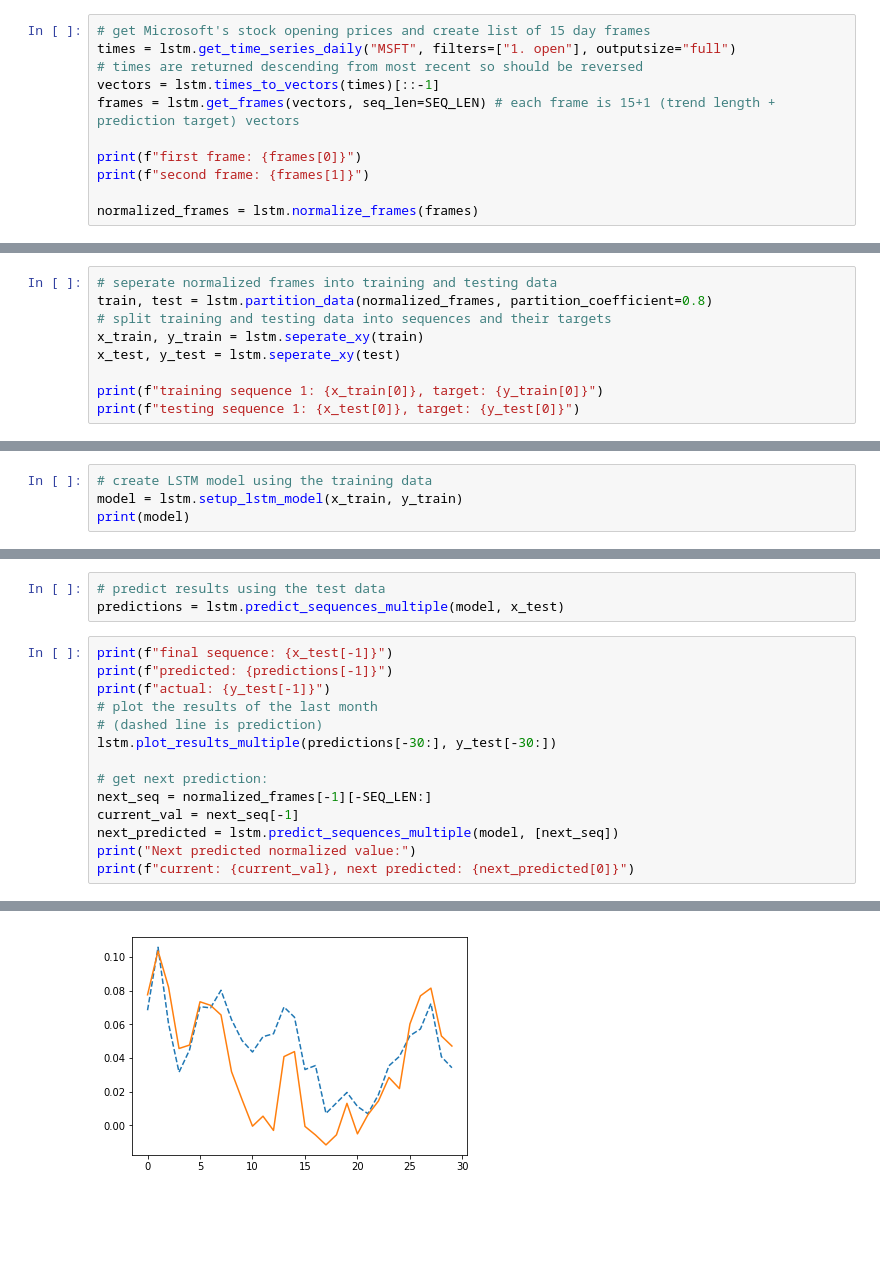
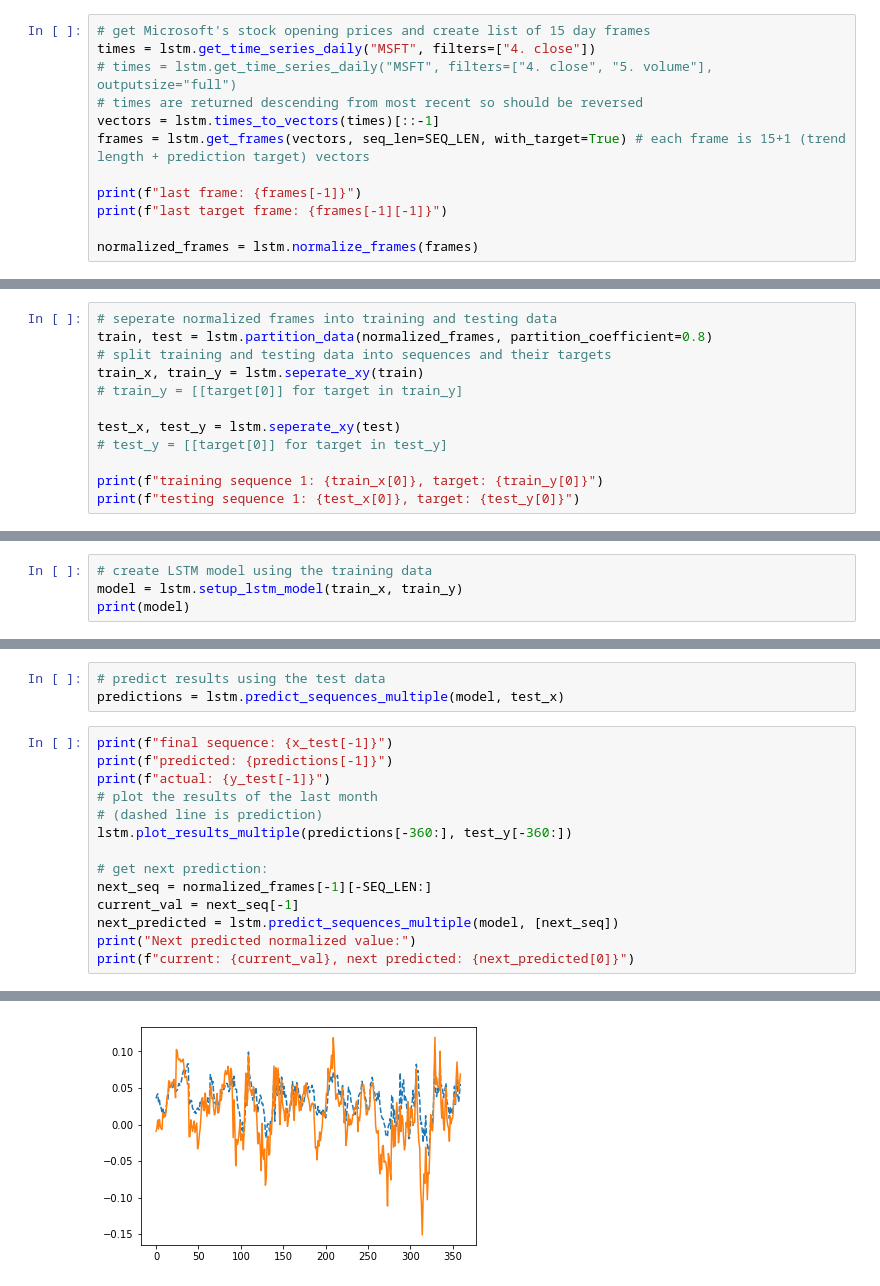
Before and after one commit to herzo175/harambe-6, a Jupyter notebook: demo.ipynb, the cells around one changed output, grey strips where cells are left out. Drawn from its saved outputs; the diff is of its cells as text; blank space fills up the shorter version.

```diff
--- a/demo.ipynb
+++ b/demo.ipynb
@@ -5,12 +7,13 @@ SEQ_LEN=15
 # %%
 # get Microsoft's stock opening prices and create list of 15 day frames
-times = lstm.get_time_series_daily("MSFT", filters=["1. open"], outputsize="full")
+times = lstm.get_time_series_daily("MSFT", filters=["4. close"])
+# times = lstm.get_time_series_daily("MSFT", filters=["4. close", "5. volume"], outputsize="full")
 # times are returned descending from most recent so should be reversed
 vectors = lstm.times_to_vectors(times)[::-1]
-frames = lstm.get_frames(vectors, seq_len=SEQ_LEN) # each frame is 15+1 (trend length + prediction target) vectors
+frames = lstm.get_frames(vectors, seq_len=SEQ_LEN, with_target=True) # each frame is 15+1 (trend length + prediction target) vectors
 
-print(f"first frame: {frames[0]}")
-print(f"second frame: {frames[1]}")
+print(f"last frame: {frames[-1]}")
+print(f"last target frame: {frames[-1][-1]}")
 
 normalized_frames = lstm.normalize_frames(frames)
 # %% [output]
@@ -20,9 +23,12 @@ second frame: [['131.2500'], ['129.7500'], ['129.8800'], ['128.6300'], ['130.060
 # seperate normalized frames into training and testing data
 train, test = lstm.partition_data(normalized_frames, partition_coefficient=0.8)
 # split training and testing data into sequences and their targets
-x_train, y_train = lstm.seperate_xy(train)
-x_test, y_test = lstm.seperate_xy(test)
+train_x, train_y = lstm.seperate_xy(train)
+# train_y = [[target[0]] for target in train_y]
 
-print(f"training sequence 1: {x_train[0]}, target: {y_train[0]}")
-print(f"testing sequence 1: {x_test[0]}, target: {y_test[0]}")
+test_x, test_y = lstm.seperate_xy(test)
+# test_y = [[target[0]] for target in test_y]
+
+print(f"training sequence 1: {train_x[0]}, target: {train_y[0]}")
+print(f"testing sequence 1: {test_x[0]}, target: {test_y[0]}")
 # %% [output]
@@ -31,5 +37,5 @@ testing sequence 1: [[0.0], [-0.00663449939686378], [-0.012263771612384344], [-0
 # %%
 # create LSTM model using the training data
-model = lstm.setup_lstm_model(x_train, y_train)
+model = lstm.setup_lstm_model(train_x, train_y)
 print(model)
 # %% [output]
@@ -40,14 +46,14 @@ Epoch 1/1
 <keras.engine.sequential.Sequential object at 0x...>
 # %%
 # predict results using the test data
-predictions = lstm.predict_sequences_multiple(model, x_test)
+predictions = lstm.predict_sequences_multiple(model, test_x)
 # %%
 print(f"final sequence: {x_test[-1]}")
 print(f"predicted: {predictions[-1]}")
 print(f"actual: {y_test[-1]}")
 # plot the results of the last month
 # (dashed line is prediction)
-lstm.plot_results_multiple(predictions[-30:], y_test[-30:])
+lstm.plot_results_multiple(predictions[-360:], test_y[-360:])
 
 # get next prediction:
 next_seq = normalized_frames[-1][-SEQ_LEN:]
@@ -62,2 +68,2 @@ actual: [0.04710280373831788]
-[figure, old version]
+[figure, new version]
 Next predicted normalized value:
```
Also changed, not shown: parts of 5 cells of this notebook, 1 other file.
